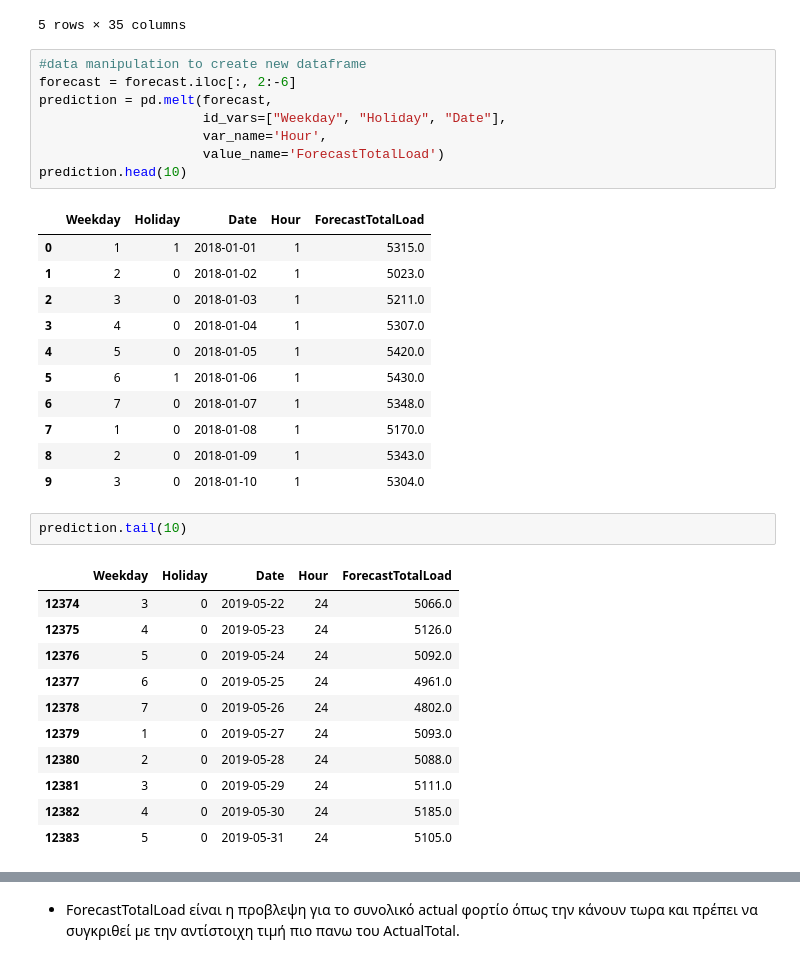
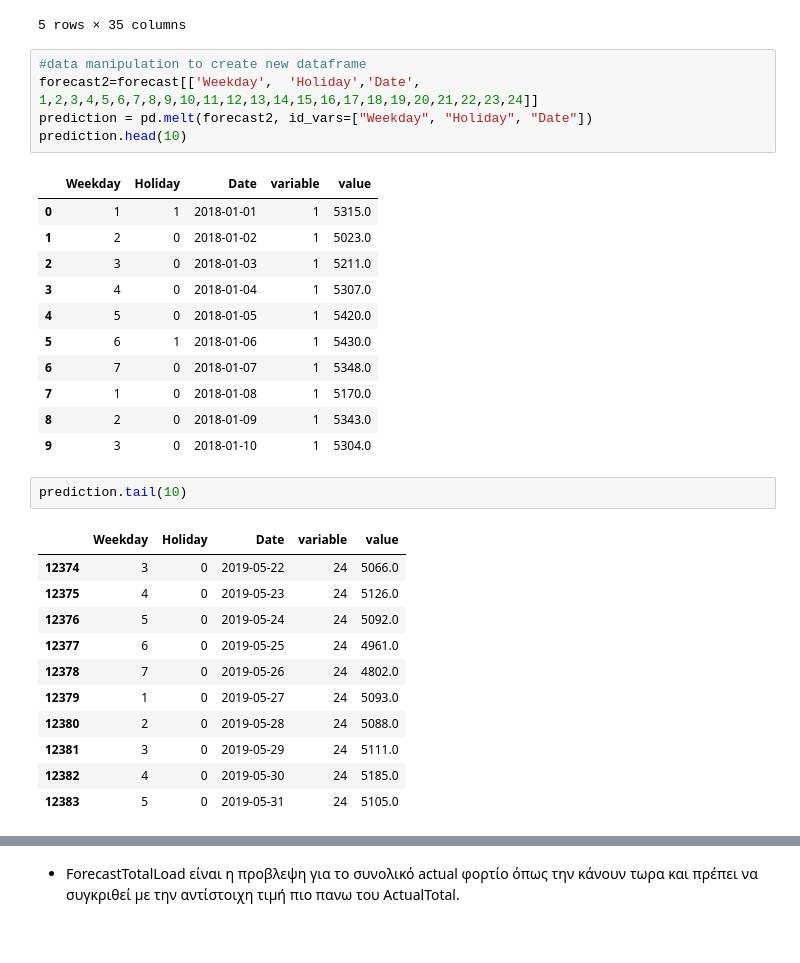
Before and after one commit to Darzan21/Electric-Load-Forecasting, a Jupyter notebook: LoadForecasting.ipynb, the cells around one changed output, grey strips where cells are left out. Cells and saved outputs as stored; diff of their text form.

```diff
--- a/LoadForecasting.ipynb
+++ b/LoadForecasting.ipynb
@@ -110,14 +110,11 @@ forecast.head()
 5 rows × 35 columns
 # %%
 #data manipulation to create new dataframe
-forecast = forecast.iloc[:, 2:-6]
-prediction = pd.melt(forecast,
-                     id_vars=["Weekday", "Holiday", "Date"],
-                     var_name='Hour',
-                     value_name='ForecastTotalLoad')
+forecast2=forecast[['Weekday',  'Holiday','Date', 1,2,3,4,5,6,7,8,9,10,11,12,13,14,15,16,17,18,19,20,21,22,23,24]]
+prediction = pd.melt(forecast2, id_vars=["Weekday", "Holiday", "Date"])
 prediction.head(10)
 # %% [output]
-|  | Weekday | Holiday | Date | Hour | ForecastTotalLoad |
+|  | Weekday | Holiday | Date | variable | value |
 | 0 | 1 | 1 | 2018-01-01 | 1 | 5315.0 |
 | 1 | 2 | 0 | 2018-01-02 | 1 | 5023.0 |
 | 2 | 3 | 0 | 2018-01-03 | 1 | 5211.0 |
@@ -131,7 +128,7 @@ prediction.head(10)
 # %%
 prediction.tail(10)
 # %% [output]
-|  | Weekday | Holiday | Date | Hour | ForecastTotalLoad |
+|  | Weekday | Holiday | Date | variable | value |
 | 12374 | 3 | 0 | 2019-05-22 | 24 | 5066.0 |
 | 12375 | 4 | 0 | 2019-05-23 | 24 | 5126.0 |
 | 12376 | 5 | 0 | 2019-05-24 | 24 | 5092.0 |
```
Also changed, not shown: parts of 56 cells of this notebook.
